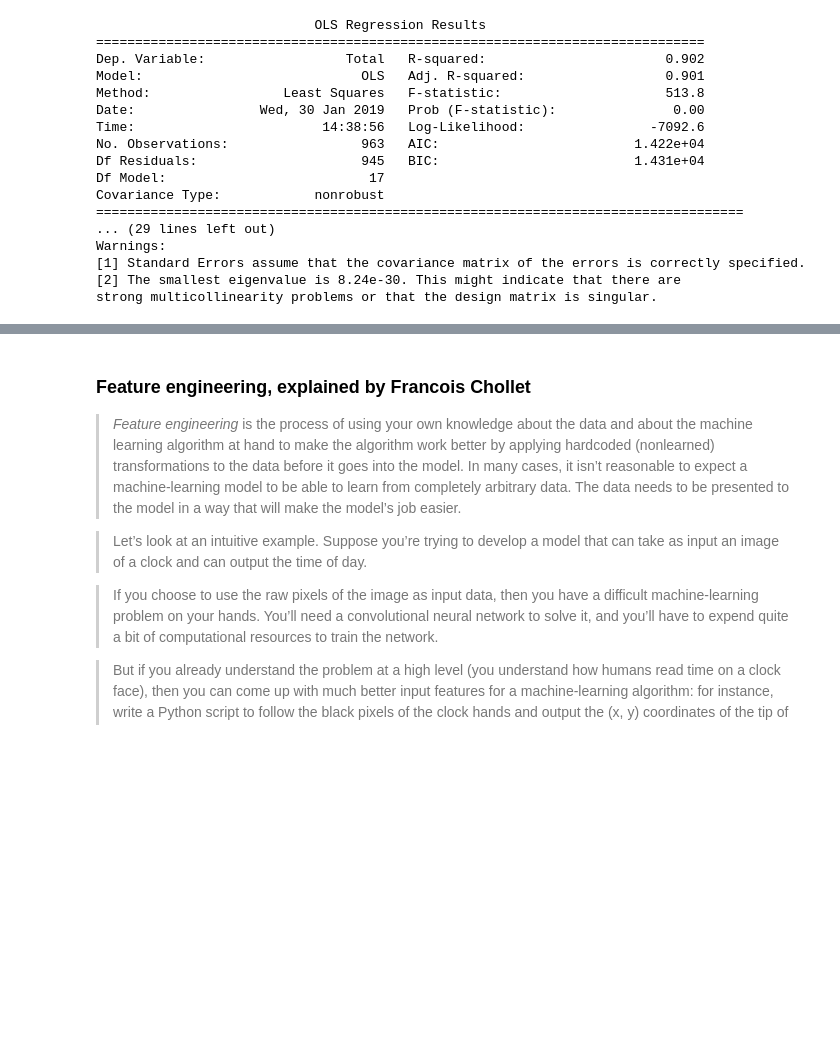
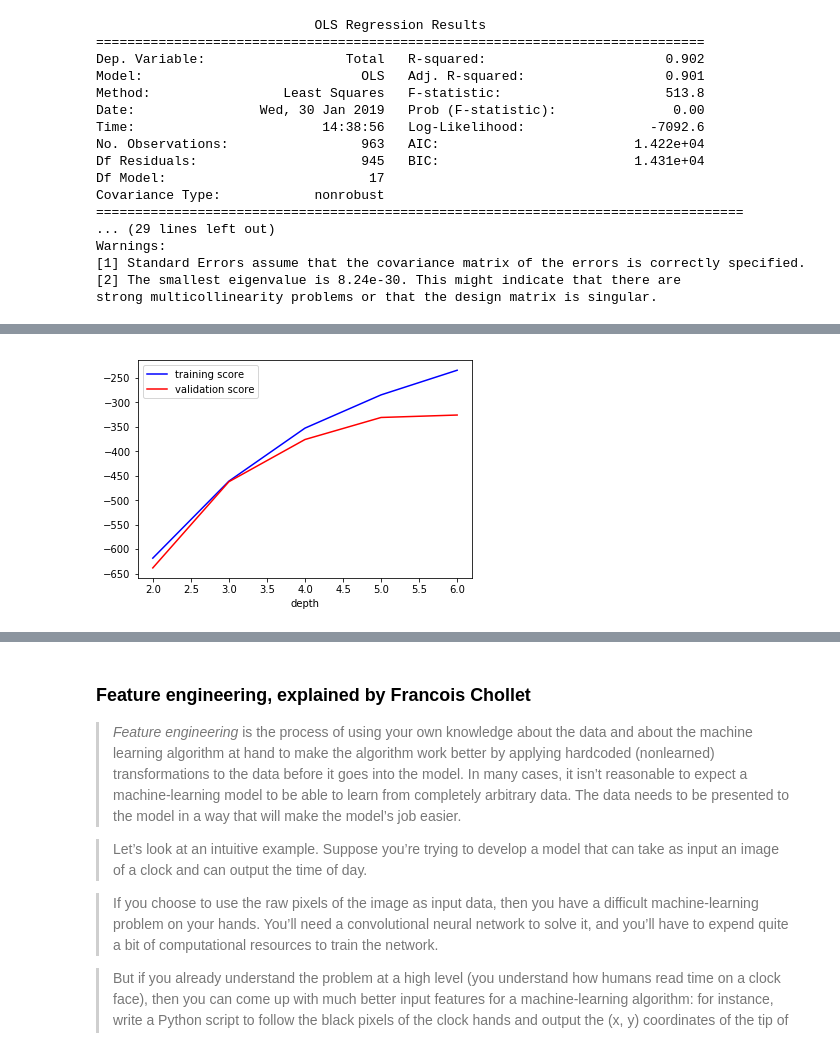
Before and after one commit to LambdaSchool/DS-Unit-2-Sprint-4-Model-Validation, a Jupyter notebook: module-3-select-models-and-parameters/Dakota_DS1_LS_DS_243_Select_models_and_parameters_LIVE_LESSON.ipynb, the cells around one changed output, grey strips where cells are left out. Drawn from its saved outputs; the diff is of its cells as text; code cells hidden in the pictures; blank space fills up the shorter version.

```diff
--- a/module-3-select-models-and-parameters/Dakota_DS1_LS_DS_243_Select_models_and_parameters_LIVE_LESSON.ipynb
+++ b/module-3-select-models-and-parameters/Dakota_DS1_LS_DS_243_Select_models_and_parameters_LIVE_LESSON.ipynb
@@ -721,3 +721,7 @@ Warnings:
 [1] Standard Errors assume that the covariance matrix of the errors is correctly specified.
 [2] The smallest eigenvalue is 8.24e-30. This might indicate that there are
 strong multicollinearity problems or that the design matrix is singular.
+# %%
+X_train.head()
+#X_train = X_train.drop(columns = ['SNOW','SNWD'], axis= 1 )
+X_train.replace(-9999, 0, inplace = True)
@@ -723,0 +761,19 @@ strong multicollinearity problems or that the design matrix is singular.
+# %%
+%matplotlib inline
+import matplotlib.pyplot as plt
+from sklearn.model_selection import validation_curve
+
+model = RandomForestRegressor(n_estimators=100)
+
+depth = [2, 3, 4, 5, 6]
+train_score, val_score = validation_curve(
+    model, X_train, y_train,
+    param_name='max_depth', param_range=depth,
+    scoring='neg_mean_absolute_error', cv=3)
+
+plt.plot(depth, np.median(train_score, 1), color='blue', label='training score')
+plt.plot(depth, np.median(val_score, 1), color='red', label='validation score')
+plt.legend(loc='best')
+plt.xlabel('depth');
+# %% [output]
+[figure, added]
```
Also changed, not shown: parts of 6 cells of this notebook.
